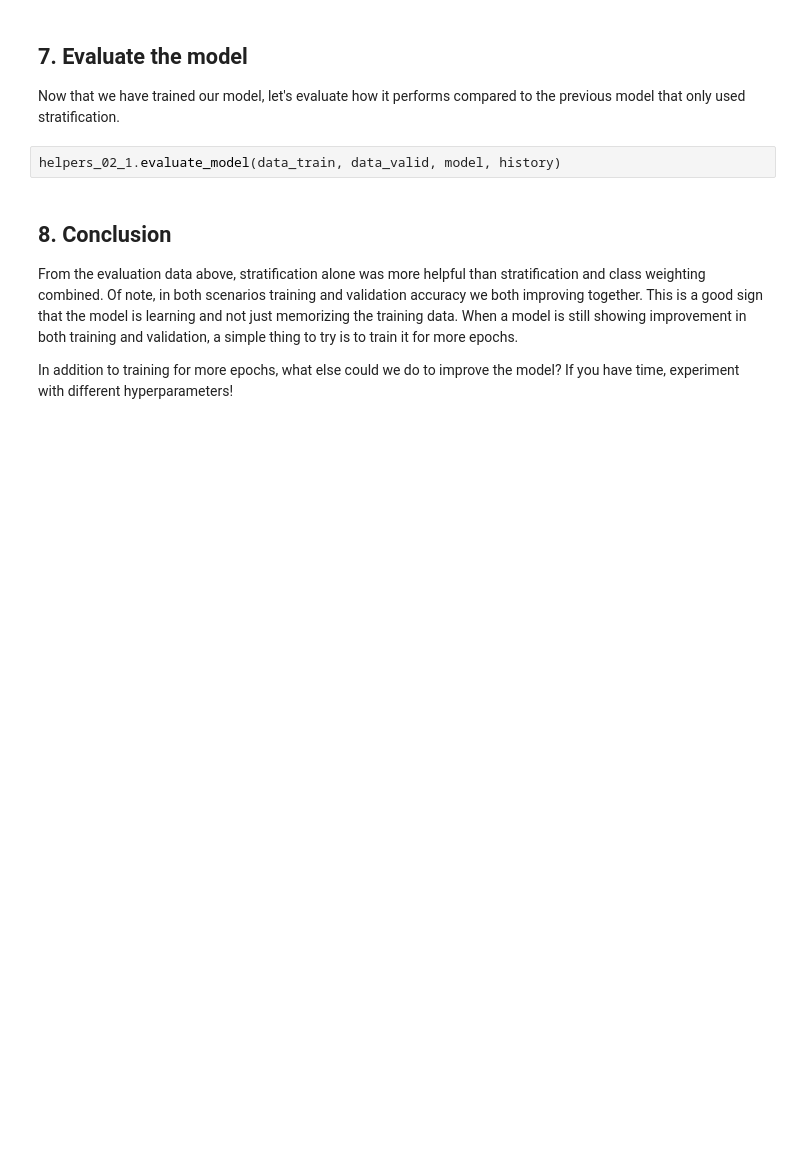
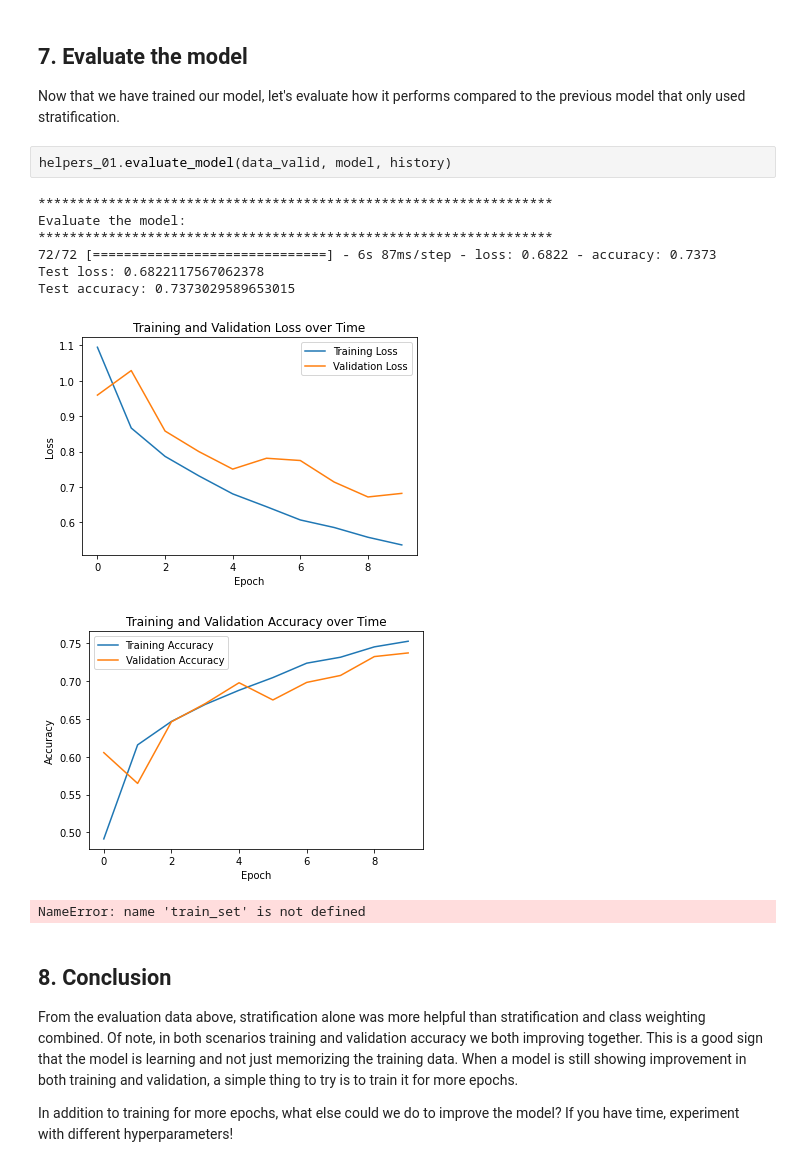
Before and after one commit to PracticumAI/computer_vision, a Jupyter notebook: 01.2_data_imbalance.ipynb, the cells around one changed output. Drawn from its saved outputs; the diff is of its cells as text; blank space fills up the shorter version.

Commit message:
Near comple merge of helpers 02.1 into 01

```diff
--- a/01.2_data_imbalance.ipynb
+++ b/01.2_data_imbalance.ipynb
@@ -324,7 +339,17 @@ NameError: name 'cls_counts' is not defined
 
 Now that we have trained our model, let's evaluate how it performs compared to the previous model that only used stratification.
 # %%
-helpers_02_1.evaluate_model(data_train, data_valid, model, history)
+helpers_01.evaluate_model(data_valid, model, history)
+# %% [output]
+******************************************************************
+Evaluate the model:
+******************************************************************
+72/72 [==============================] - 6s 87ms/step - loss: 0.6822 - accuracy: 0.7373
+Test loss: 0.6822117567062378
+Test accuracy: 0.7373029589653015
+[figure, added]
+[figure, added]
+NameError: name 'train_set' is not defined
 # %% [markdown]
 ## 8. Conclusion
 
```
Also changed, not shown: parts of 1 cell of this notebook.
